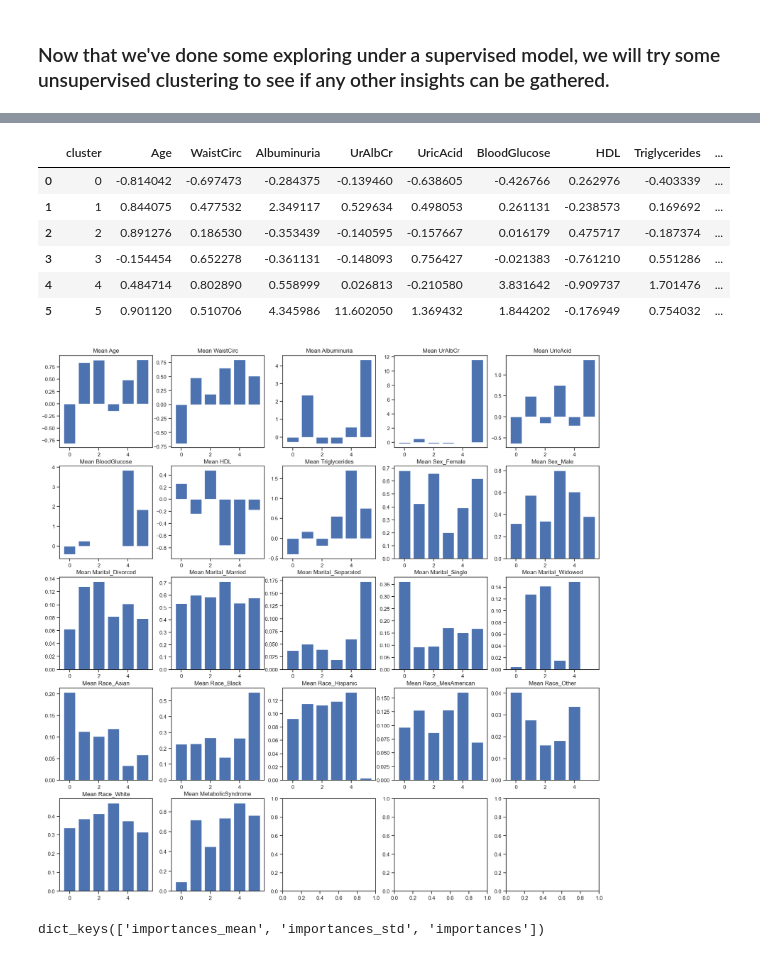
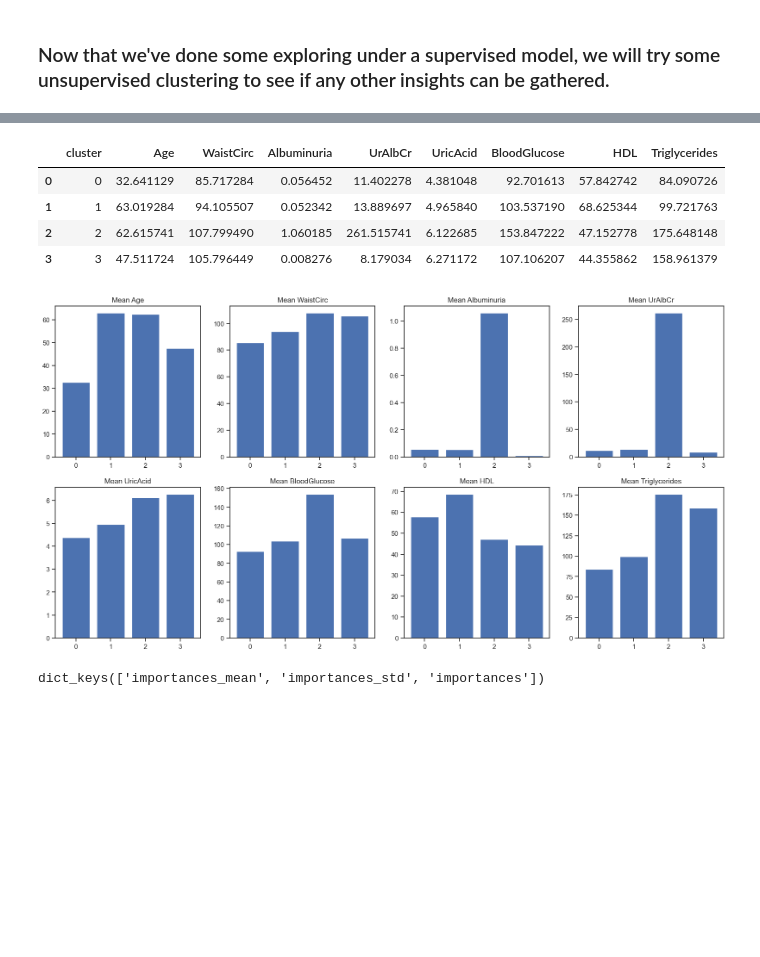
Before and after one commit to Rovidicus/Metabolic-Syndrome, a Jupyter notebook: Metabolic_Syndrome_KMeans.ipynb, the cells around one changed output, grey strips where cells are left out. Saved outputs shown, nothing was run; the diff lists cells and outputs as text; code cells hidden in the pictures; blank space fills up the shorter version.

Commit message:
Did gridsearch and fixed kmeans

```diff
--- a/Metabolic_Syndrome_KMeans.ipynb
+++ b/Metabolic_Syndrome_KMeans.ipynb
@@ -474,8 +583,8 @@ sils = []
 inertias = []
 for k in ks:
   kmeans = KMeans(n_clusters=k, n_init = 'auto', random_state=28)
-  kmeans.fit(train)
-  sils.append(silhouette_score(train, kmeans.labels_))
+  kmeans.fit(X_train_tf)
+  sils.append(silhouette_score(X_train_tf, kmeans.labels_))
   inertias.append(kmeans.inertia_)
 #plot inertias and silhouette scores for each number of clusters.
 fig, axes = plt.subplots(1,2, figsize=(15,5))
@@ -490,7 +599,7 @@ axes[1].set_xticks(ks);
 # %%
-# At the sixth tick, we see the high silhouette score and a bend in inertia. Refitting KMeans with 6 clusters
-kmeans = KMeans(n_clusters=6, n_init= 'auto', random_state=28)
-kmeans.fit(train)
-pred_clusters = kmeans.predict(test)
+# At the fourth tick, we see a high silhouette score and a bend in inertia. Refitting KMeans with 4 clusters
+kmeans = KMeans(n_clusters=4, n_init= 'auto', random_state=28)
+kmeans.fit(X_train_tf)
+pred_clusters = kmeans.predict(X_test_tf)
 pred_clusters
 # %% [output]
@@ -514,5 +623,5 @@ array([2, 0, 2, 4, 3, 0, 0, 2, 0, 3, 0, 0, 3, 1, 2, 0, 3, 2, 3, 0, 2, 3,
 # %%
 # Add the clusters as a column in the dataframe
-train['cluster'] = kmeans.labels_
-train.head()
+X_train['cluster'] = kmeans.labels_
+X_train.head()
 # %% [output]
@@ -534,25 +643,23 @@ test.head(3)
 # %%
 # Group the dataframe by cluster and aggregate by mean values
 # Add as_index=False so that the clusters are a column, not the index
-cluster_train_mean = train.groupby('cluster', as_index=False).mean()
+cluster_train_mean = X_train.groupby('cluster', as_index=False).mean()
 cluster_train_mean
 # %% [output]
-|  | cluster | Age | WaistCirc | Albuminuria | UrAlbCr | UricAcid | BloodGlucose | HDL | Triglycerides | ... |
-| 0 | 0 | -0.814042 | -0.697473 | -0.284375 | -0.139460 | -0.638605 | -0.426766 | 0.262976 | -0.403339 | ... |
-| 1 | 1 | 0.844075 | 0.477532 | 2.349117 | 0.529634 | 0.498053 | 0.261131 | -0.238573 | 0.169692 | ... |
-| 2 | 2 | 0.891276 | 0.186530 | -0.353439 | -0.140595 | -0.157667 | 0.016179 | 0.475717 | -0.187374 | ... |
-| 3 | 3 | -0.154454 | 0.652278 | -0.361131 | -0.148093 | 0.756427 | -0.021383 | -0.761210 | 0.551286 | ... |
-| 4 | 4 | 0.484714 | 0.802890 | 0.558999 | 0.026813 | -0.210580 | 3.831642 | -0.909737 | 1.701476 | ... |
-| 5 | 5 | 0.901120 | 0.510706 | 4.345986 | 11.602050 | 1.369432 | 1.844202 | -0.176949 | 0.754032 | ... |
+|  | cluster | Age | WaistCirc | Albuminuria | UrAlbCr | UricAcid | BloodGlucose | HDL | Triglycerides |
+| 0 | 0 | 32.641129 | 85.717284 | 0.056452 | 11.402278 | 4.381048 | 92.701613 | 57.842742 | 84.090726 |
+| 1 | 1 | 63.019284 | 94.105507 | 0.052342 | 13.889697 | 4.965840 | 103.537190 | 68.625344 | 99.721763 |
+| 2 | 2 | 62.615741 | 107.799490 | 1.060185 | 261.515741 | 6.122685 | 153.847222 | 47.152778 | 175.648148 |
+| 3 | 3 | 47.511724 | 105.796449 | 0.008276 | 8.179034 | 6.271172 | 107.106207 | 44.355862 | 158.961379 |
 # %%
 # Visualize means
-fig, axes = plt.subplots(5,5, figsize = (20, 20))
+fig, axes = plt.subplots(2,4, figsize = (20, 10))
 # fig is an array of dimensions 3,4.  axes.ravel() will flatten it to 12,1
 axes = axes.ravel()
 # Loop over columns and plot each in a separate figure, skip 'cluster' column
 for i, col in enumerate(cluster_train_mean.columns[1:]):
   axes[i].bar(cluster_train_mean['cluster'], cluster_train_mean[col])
   axes[i].set_title(f'Mean {col}')
 # %% [output]
-[figure, old version]
+[figure, new version]
 # %%
```
Also changed, not shown: parts of 28 cells of this notebook.
